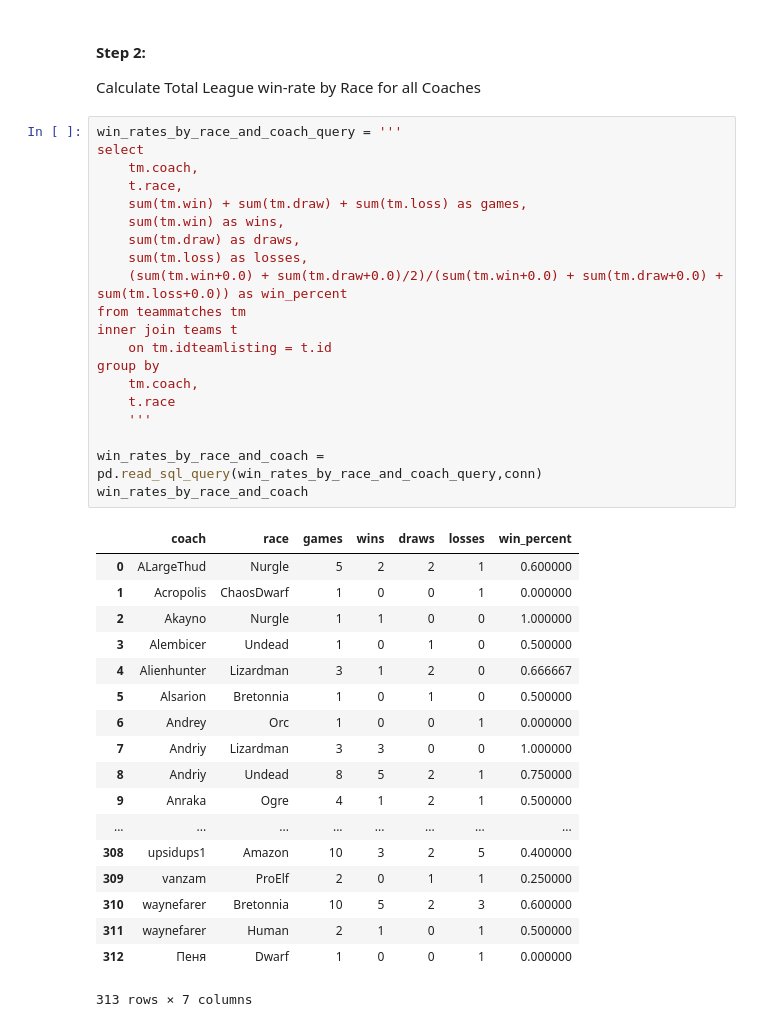
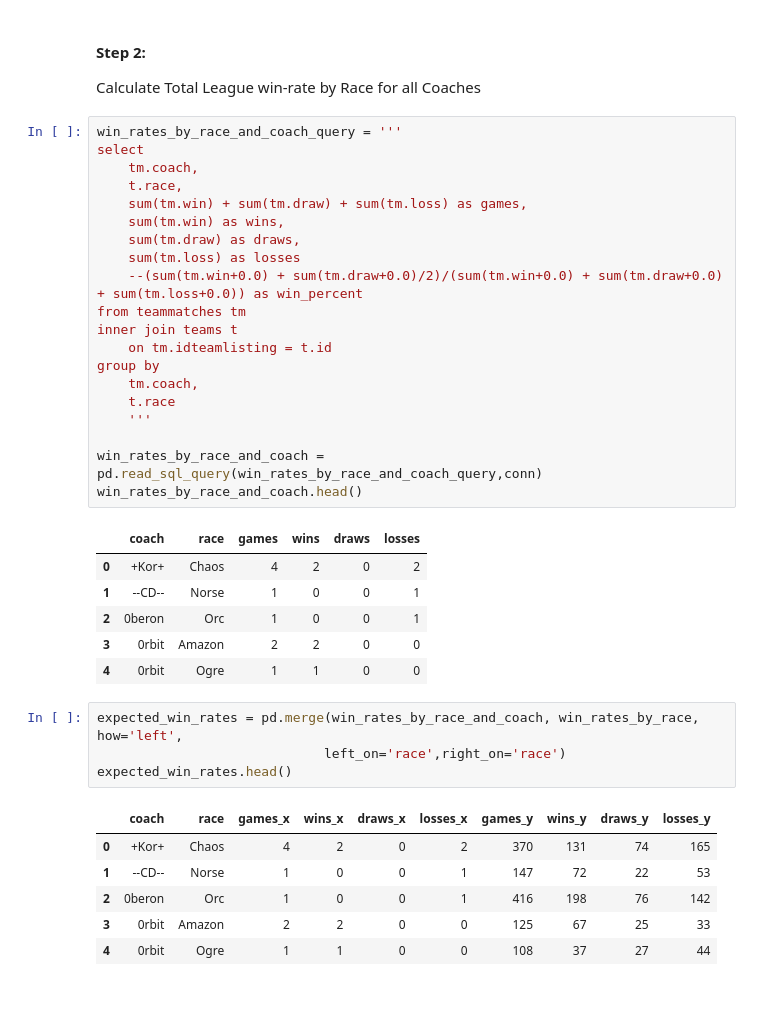
Before and after one commit to kylemcleland/bloodbowl2, a Jupyter notebook: bb2/wins-over-expected.ipynb, the cells around one changed output. Drawn from its saved outputs; the diff is of its cells as text; blank space fills up the shorter version.

```diff
--- a/bb2/wins-over-expected.ipynb
+++ b/bb2/wins-over-expected.ipynb
@@ -60,39 +49,38 @@ Calculate Total League win-rate by Race for all Coaches
 # %%
 win_rates_by_race_and_coach_query = '''
 select
     tm.coach,
     t.race,
     sum(tm.win) + sum(tm.draw) + sum(tm.loss) as games,
     sum(tm.win) as wins,
     sum(tm.draw) as draws,
-    sum(tm.loss) as losses,
-    (sum(tm.win+0.0) + sum(tm.draw+0.0)/2)/(sum(tm.win+0.0) + sum(tm.draw+0.0) + sum(tm.loss+0.0)) as win_percent
+    sum(tm.loss) as losses
+    --(sum(tm.win+0.0) + sum(tm.draw+0.0)/2)/(sum(tm.win+0.0) + sum(tm.draw+0.0) + sum(tm.loss+0.0)) as win_percent
 from teammatches tm
 inner join teams t
     on tm.idteamlisting = t.id
 group by
     tm.coach,
     t.race
     '''
 
 win_rates_by_race_and_coach = pd.read_sql_query(win_rates_by_race_and_coach_query,conn)
-win_rates_by_race_and_coach
+win_rates_by_race_and_coach.head()
 # %% [output]
-|  | coach | race | games | wins | draws | losses | win_percent |
-| 0 | ALargeThud | Nurgle | 5 | 2 | 2 | 1 | 0.600000 |
-| 1 | Acropolis | ChaosDwarf | 1 | 0 | 0 | 1 | 0.000000 |
-| 2 | Akayno | Nurgle | 1 | 1 | 0 | 0 | 1.000000 |
-| 3 | Alembicer | Undead | 1 | 0 | 1 | 0 | 0.500000 |
-| 4 | Alienhunter | Lizardman | 3 | 1 | 2 | 0 | 0.666667 |
-| 5 | Alsarion | Bretonnia | 1 | 0 | 1 | 0 | 0.500000 |
-| 6 | Andrey | Orc | 1 | 0 | 0 | 1 | 0.000000 |
-| 7 | Andriy | Lizardman | 3 | 3 | 0 | 0 | 1.000000 |
-| 8 | Andriy | Undead | 8 | 5 | 2 | 1 | 0.750000 |
-| 9 | Anraka | Ogre | 4 | 1 | 2 | 1 | 0.500000 |
-| ... | ... | ... | ... | ... | ... | ... | ... |
-| 308 | upsidups1 | Amazon | 10 | 3 | 2 | 5 | 0.400000 |
-| 309 | vanzam | ProElf | 2 | 0 | 1 | 1 | 0.250000 |
-| 310 | waynefarer | Bretonnia | 10 | 5 | 2 | 3 | 0.600000 |
-| 311 | waynefarer | Human | 2 | 1 | 0 | 1 | 0.500000 |
-| 312 | Пеня | Dwarf | 1 | 0 | 0 | 1 | 0.000000 |
+|  | coach | race | games | wins | draws | losses |
+| 0 | +Kor+ | Chaos | 4 | 2 | 0 | 2 |
+| 1 | --CD-- | Norse | 1 | 0 | 0 | 1 |
+| 2 | 0beron | Orc | 1 | 0 | 0 | 1 |
+| 3 | 0rbit | Amazon | 2 | 2 | 0 | 0 |
+| 4 | 0rbit | Ogre | 1 | 1 | 0 | 0 |
-313 rows × 7 columns
+# %%
+expected_win_rates = pd.merge(win_rates_by_race_and_coach, win_rates_by_race, how='left',
+                             left_on='race',right_on='race')
+expected_win_rates.head()
+# %% [output]
+|  | coach | race | games_x | wins_x | draws_x | losses_x | games_y | wins_y | draws_y | losses_y |
+| 0 | +Kor+ | Chaos | 4 | 2 | 0 | 2 | 370 | 131 | 74 | 165 |
+| 1 | --CD-- | Norse | 1 | 0 | 0 | 1 | 147 | 72 | 22 | 53 |
+| 2 | 0beron | Orc | 1 | 0 | 0 | 1 | 416 | 198 | 76 | 142 |
+| 3 | 0rbit | Amazon | 2 | 2 | 0 | 0 | 125 | 67 | 25 | 33 |
+| 4 | 0rbit | Ogre | 1 | 1 | 0 | 0 | 108 | 37 | 27 | 44 |
```
Also changed, not shown: parts of 3 cells of this notebook.
